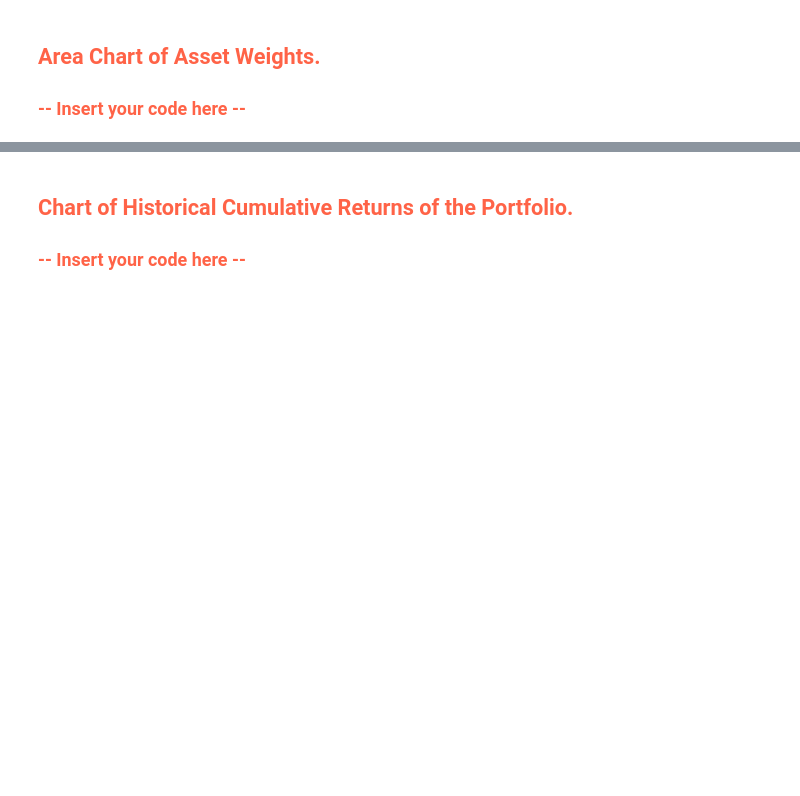
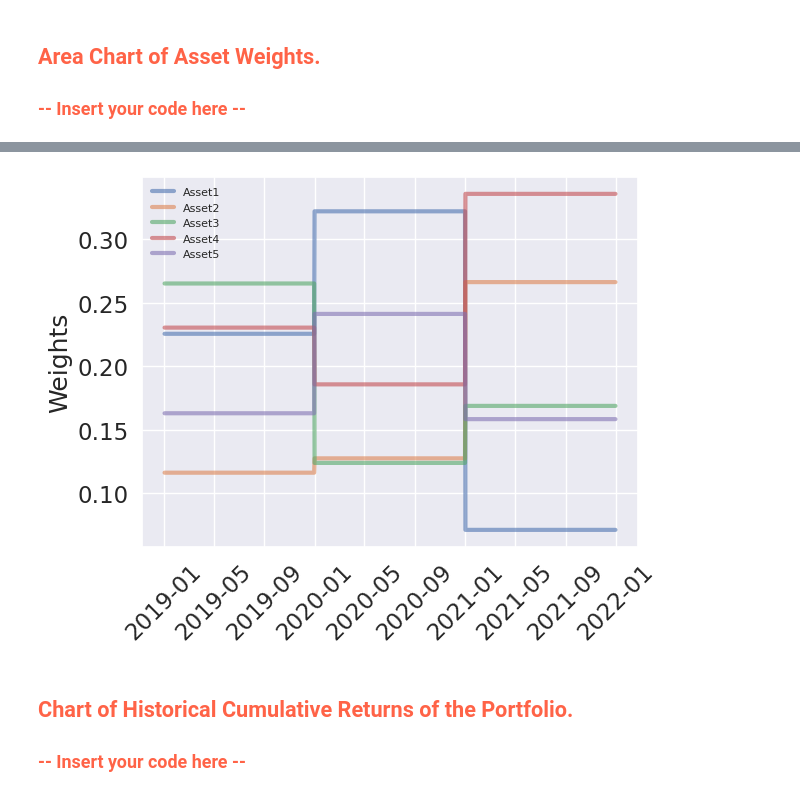
Before and after one commit to abhishek-chattopadhyay/portfolio-analysis-mini-project, a Jupyter notebook: code/Tech-Challenge.ipynb, the cells around one changed output, grey strips where cells are left out. Cells and saved outputs as stored; diff of their text form; code cells hidden in the pictures; blank space fills up the shorter version.

```diff
--- a/code/Tech-Challenge.ipynb
+++ b/code/Tech-Challenge.ipynb
@@ -202,3 +357,14 @@ To complete the exercise, you will need to perform the following tasks:
+# %%
+# area plot does not look good, so I have plotted line plot
+for i in df_port_weight.columns[1:]:
+    plt.plot(df_port_weight["date"], df_port_weight[i], alpha=0.6, lw=3, label=i)
+
+plt.ylabel(r"Weights")
+plt.xticks(rotation=45)
+plt.legend(fontsize=8, frameon=False)
+plt.show()
+# %% [output]
+[figure, added]
 # %% [markdown]
 <h2 style="color: #FF6347;">Chart of Historical Cumulative Returns of the Portfolio.</h2>
 <h3 style="color: #FF6347;">-- Insert your code here --</h3>
```
Also changed, not shown: parts of 37 cells of this notebook.
